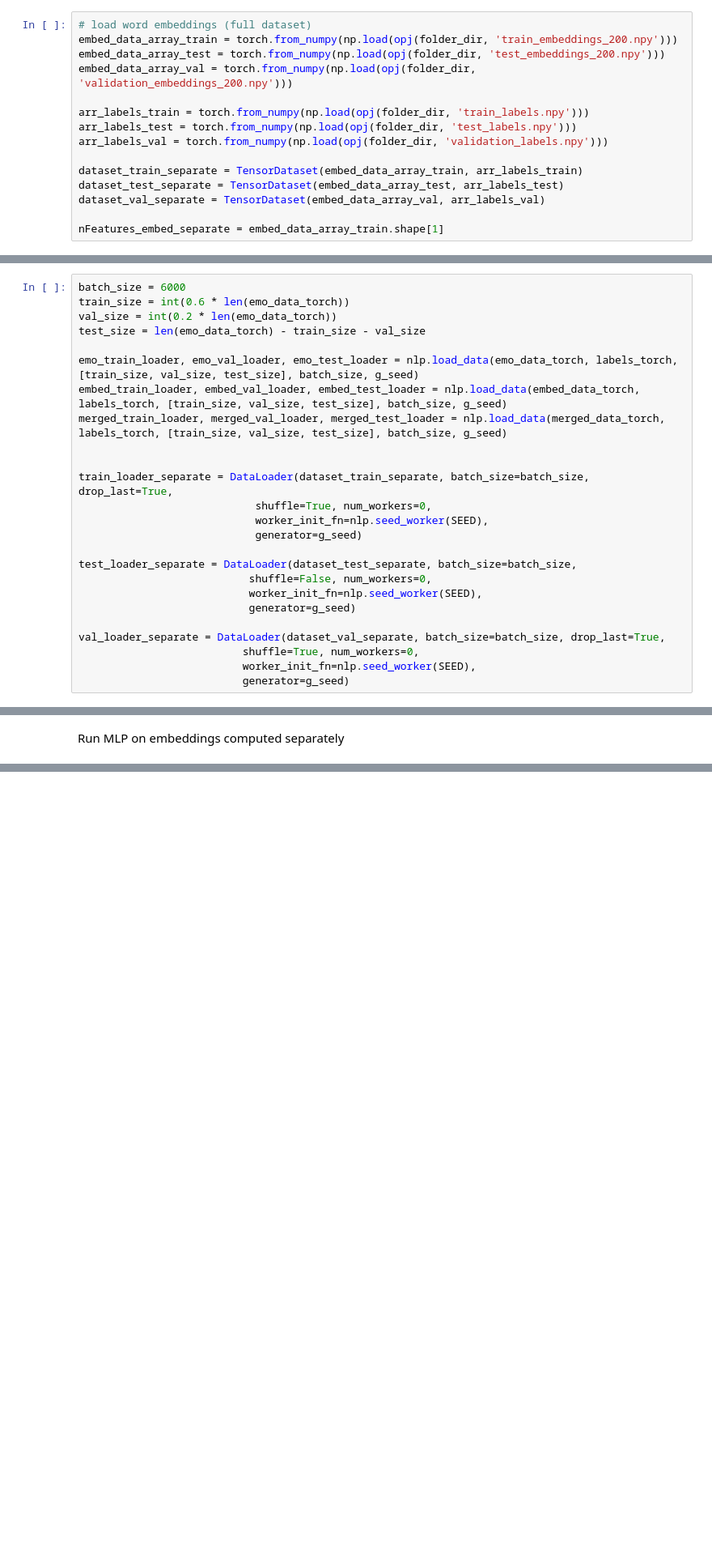
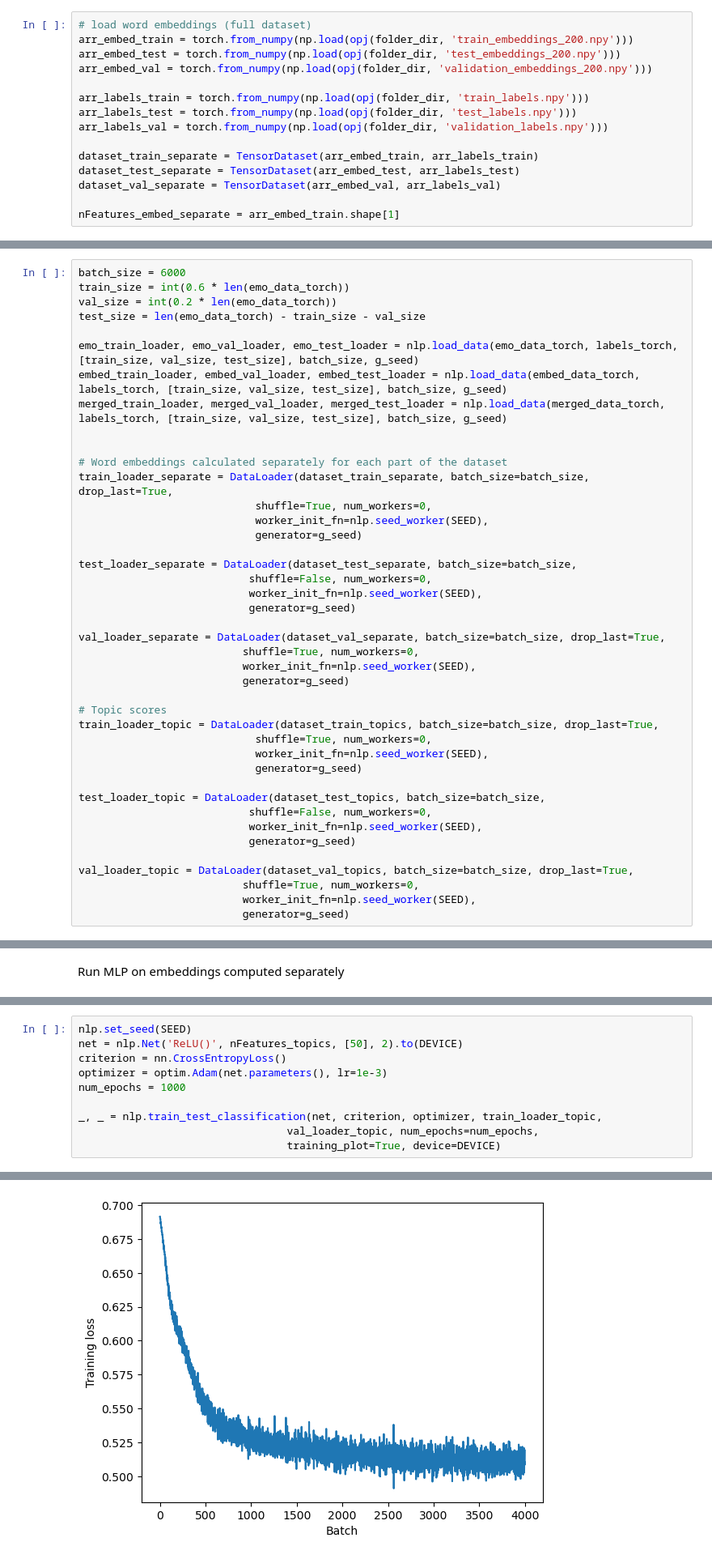
Before and after one commit to AdamLoydHarris/NLP_fake-news, a Jupyter notebook: Code/nlp_notebook_MLP.ipynb, the cells around one changed output, grey strips where cells are left out. Shown at 81% size. Saved outputs shown, nothing was run; the diff lists cells and outputs as text; blank space fills up the shorter version.

```diff
--- a/Code/nlp_notebook_MLP.ipynb
+++ b/Code/nlp_notebook_MLP.ipynb
@@ -66,16 +65,16 @@ print(nFeatures_embed)
 Load data embedded separately
 # %%
 # load word embeddings (full dataset)
-embed_data_array_train = torch.from_numpy(np.load(opj(folder_dir, 'train_embeddings_200.npy')))
-embed_data_array_test = torch.from_numpy(np.load(opj(folder_dir, 'test_embeddings_200.npy')))
-embed_data_array_val = torch.from_numpy(np.load(opj(folder_dir, 'validation_embeddings_200.npy')))
+arr_embed_train = torch.from_numpy(np.load(opj(folder_dir, 'train_embeddings_200.npy')))
+arr_embed_test = torch.from_numpy(np.load(opj(folder_dir, 'test_embeddings_200.npy')))
+arr_embed_val = torch.from_numpy(np.load(opj(folder_dir, 'validation_embeddings_200.npy')))
 
 arr_labels_train = torch.from_numpy(np.load(opj(folder_dir, 'train_labels.npy')))
 arr_labels_test = torch.from_numpy(np.load(opj(folder_dir, 'test_labels.npy')))
 arr_labels_val = torch.from_numpy(np.load(opj(folder_dir, 'validation_labels.npy')))
 
-dataset_train_separate = TensorDataset(embed_data_array_train, arr_labels_train)
-dataset_test_separate = TensorDataset(embed_data_array_test, arr_labels_test)
-dataset_val_separate = TensorDataset(embed_data_array_val, arr_labels_val)
+dataset_train_separate = TensorDataset(arr_embed_train, arr_labels_train)
+dataset_test_separate = TensorDataset(arr_embed_test, arr_labels_test)
+dataset_val_separate = TensorDataset(arr_embed_val, arr_labels_val)
 
-nFeatures_embed_separate = embed_data_array_train.shape[1]
+nFeatures_embed_separate = arr_embed_train.shape[1]
@@ -92,6 +123,7 @@ embed_train_loader, embed_val_loader, embed_test_loader = nlp.load_data(embed_da
 merged_train_loader, merged_val_loader, merged_test_loader = nlp.load_data(merged_data_torch, labels_torch, [train_size, val_size, test_size], batch_size, g_seed)
 
 
+# Word embeddings calculated separately for each part of the dataset
 train_loader_separate = DataLoader(dataset_train_separate, batch_size=batch_size, drop_last=True,
                             shuffle=True, num_workers=0,
                             worker_init_fn=nlp.seed_worker(SEED),
@@ -106,6 +138,22 @@ val_loader_separate = DataLoader(dataset_val_separate, batch_size=batch_size, dr
                           shuffle=True, num_workers=0,
                           worker_init_fn=nlp.seed_worker(SEED),
                           generator=g_seed)
+
+# Topic scores
+train_loader_topic = DataLoader(dataset_train_topics, batch_size=batch_size, drop_last=True,
+                            shuffle=True, num_workers=0,
+                            worker_init_fn=nlp.seed_worker(SEED),
+                            generator=g_seed)
+
+test_loader_topic = DataLoader(dataset_test_topics, batch_size=batch_size,
+                           shuffle=False, num_workers=0,
+                           worker_init_fn=nlp.seed_worker(SEED),
+                           generator=g_seed)
+
+val_loader_topic = DataLoader(dataset_val_topics, batch_size=batch_size, drop_last=True,
+                          shuffle=True, num_workers=0,
+                          worker_init_fn=nlp.seed_worker(SEED),
+                          generator=g_seed)
 # %% [markdown]
 Run MLP on the emotion scores
 # %%
@@ -176,0 +227,11 @@ Accuracy on the 6000 testing samples: 96.92
+# %%
+nlp.set_seed(SEED)
+net = nlp.Net('ReLU()', nFeatures_topics, [50], 2).to(DEVICE)
+criterion = nn.CrossEntropyLoss()
+optimizer = optim.Adam(net.parameters(), lr=1e-3)
+num_epochs = 1000
+
+_, _ = nlp.train_test_classification(net, criterion, optimizer, train_loader_topic,
+                                 val_loader_topic, num_epochs=num_epochs,
+                                 training_plot=True, device=DEVICE)
+# %% [output]
@@ -176,0 +241 @@ Accuracy on the 6000 testing samples: 96.92
+[figure, added]
```
Also changed, not shown: parts of 8 cells of this notebook, 1 other file.
